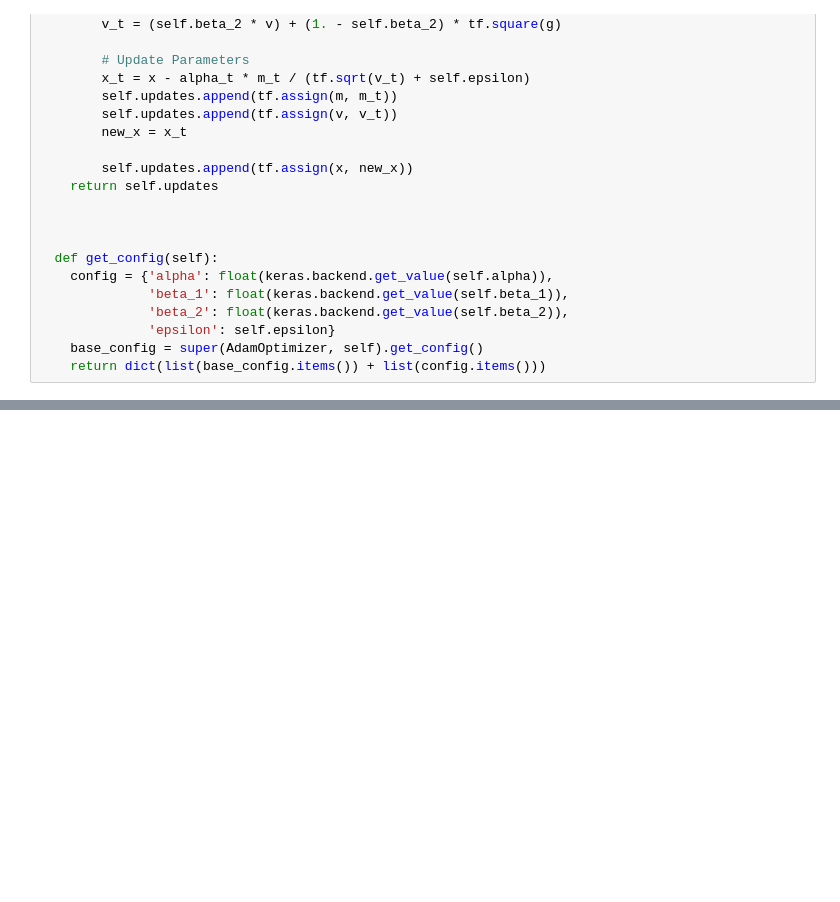
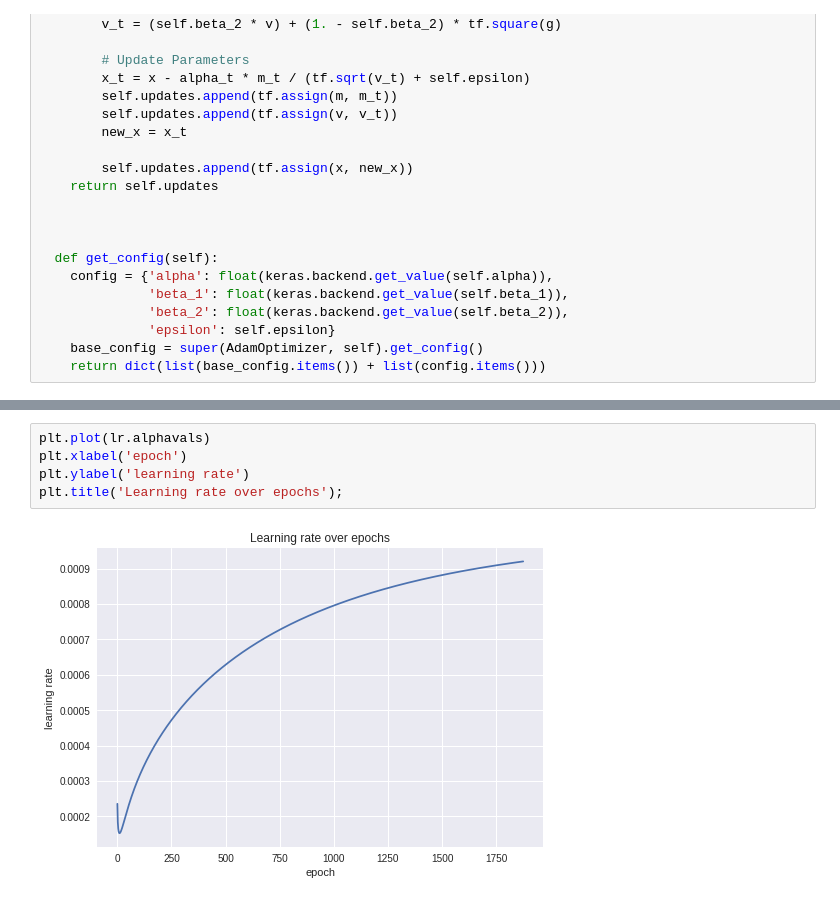
Before and after one commit to ortap/ECE471, a Jupyter notebook: Midterm/Midterm_MNIST_Classification.ipynb, the cells around one changed output, grey strips where cells are left out. Drawn from its saved outputs; the diff is of its cells as text; blank space fills up the shorter version.

```diff
--- a/Midterm/Midterm_MNIST_Classification.ipynb
+++ b/Midterm/Midterm_MNIST_Classification.ipynb
@@ -121,3 +207,10 @@ class AdamOptimizer(Optimizer):
+# %%
+plt.plot(lr.alphavals)
+plt.xlabel('epoch')
+plt.ylabel('learning rate')
+plt.title('Learning rate over epochs');
+# %% [output]
+[figure, added]
 # %%
 model = Sequential()
 model.add(Conv2D(32, kernel_size=(3, 3),
```
Also changed, not shown: parts of 6 cells of this notebook.
